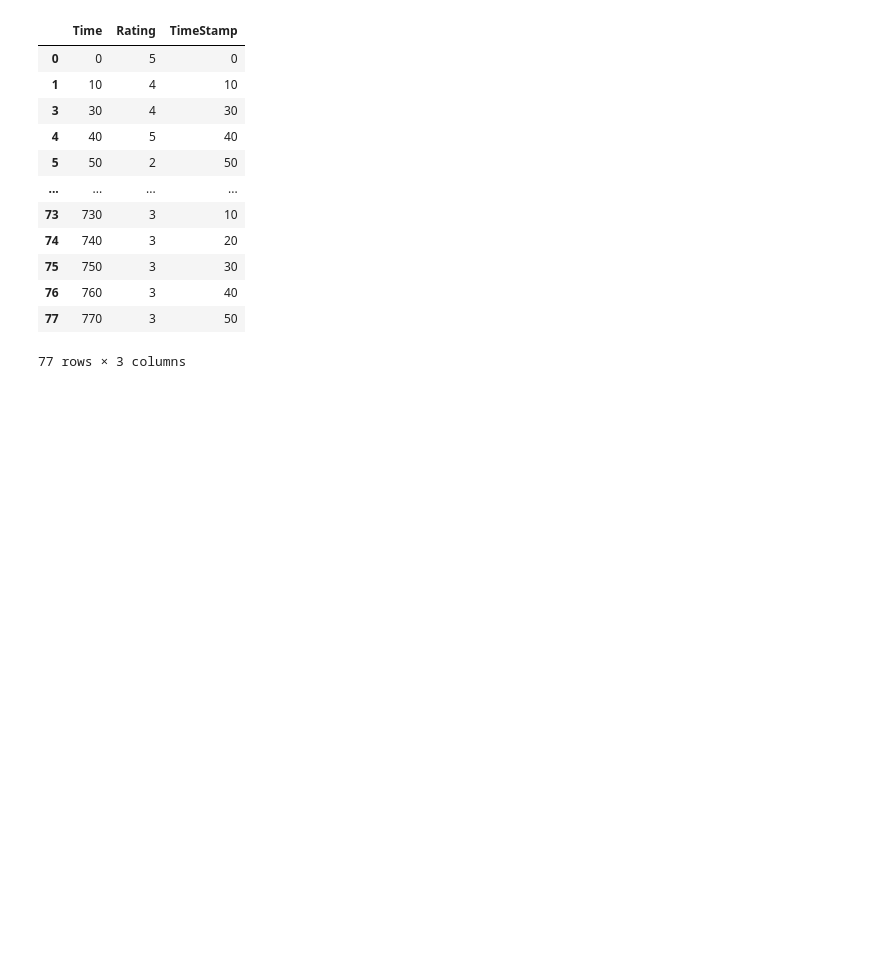
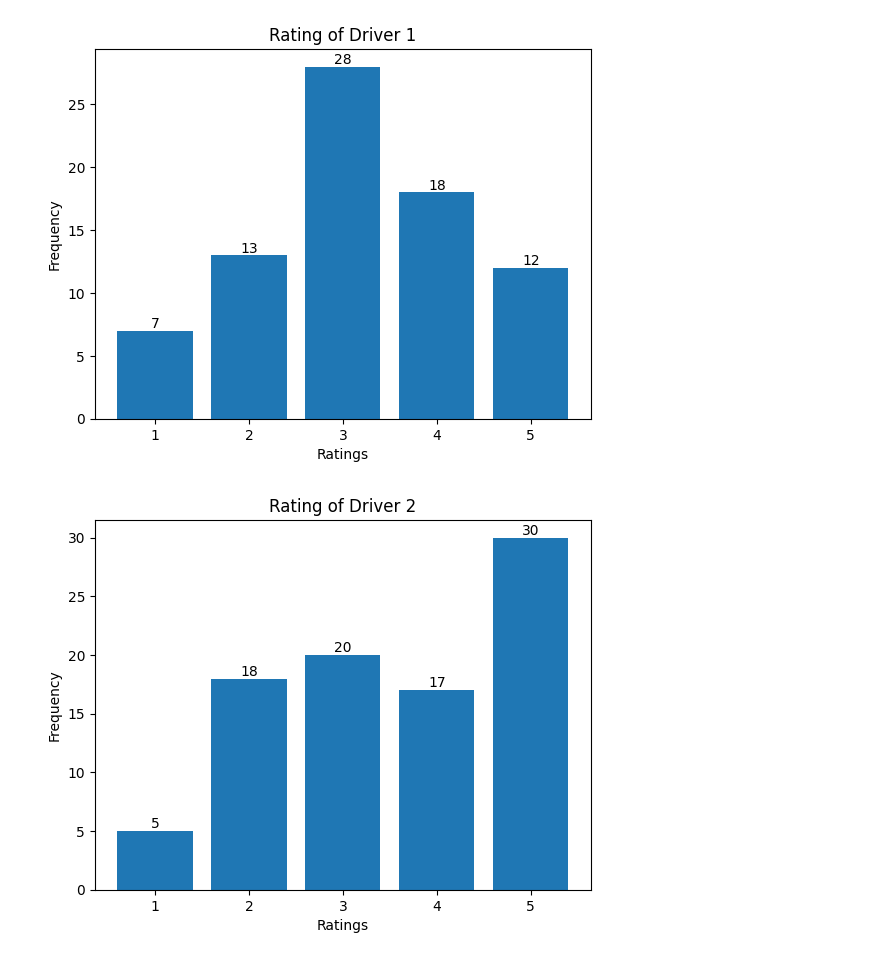
Before and after one commit to YamanSahu/MTP-Work, a Jupyter notebook: ratings.ipynb, the cells around one changed output. Drawn from its saved outputs; the diff is of its cells as text; code cells hidden in the pictures; blank space fills up the shorter version.

```diff
--- a/ratings.ipynb
+++ b/ratings.ipynb
@@ -8,17 +13,36 @@ rating_data = pd.read_csv(file_name)
 # %%
 # rating_data.head()
-rating_data.drop(index=2)
+freq_count = rating_data['Rating'].value_counts().to_dict()
-# %% [output]
-|  | Time | Rating | TimeStamp |
-| 0 | 0 | 5 | 0 |
-| 1 | 10 | 4 | 10 |
-| 3 | 30 | 4 | 30 |
-| 4 | 40 | 5 | 40 |
-| 5 | 50 | 2 | 50 |
-| ... | ... | ... | ... |
-| 73 | 730 | 3 | 10 |
-| 74 | 740 | 3 | 20 |
-| 75 | 750 | 3 | 30 |
-| 76 | 760 | 3 | 40 |
-| 77 | 770 | 3 | 50 |
-77 rows × 3 columns
+# %%
+def openDataSet(file_name=None):
+
+    if file_name == None:
+        print("Give proper file name")
+        return
+
+    rating_data = pd.read_csv(file_name)
+    rating_data.drop("TimeStamp", axis=1, inplace=True)
+
+    return rating_data
+# %%
+# freq_count
+
+def plotBarRating(rating_data, driver_name):
+
+    freq_count = rating_data['Rating'].value_counts().to_dict()
+
+    numbers = list(freq_count.keys())
+    values = list(freq_count.values())
+
+    plt.bar(numbers, values)
+
+    plt.xlabel("Ratings")
+    plt.ylabel("Frequency")
+
+    plt.title(f"Rating of Driver {driver_name}")
+
+
+    for i, count in enumerate(values):
+        plt.text(numbers[i], count, str(count), ha='center', va='bottom')
+
+    plt.show()
@@ -24,0 +73,9 @@ rating_data.drop(index=2)
+# %%
+rating_data_driver_1 = openDataSet("4_57/Rating.csv")
+rating_data_driver_2 = openDataSet("5_11/Rating.csv")
+# %%
+plotBarRating(rating_data_driver_1, 1)
+plotBarRating(rating_data_driver_2, 2)
+# %% [output]
+[figure, added]
+[figure, added]
```
Also changed, not shown: parts of 4 cells of this notebook, 1 other file.
